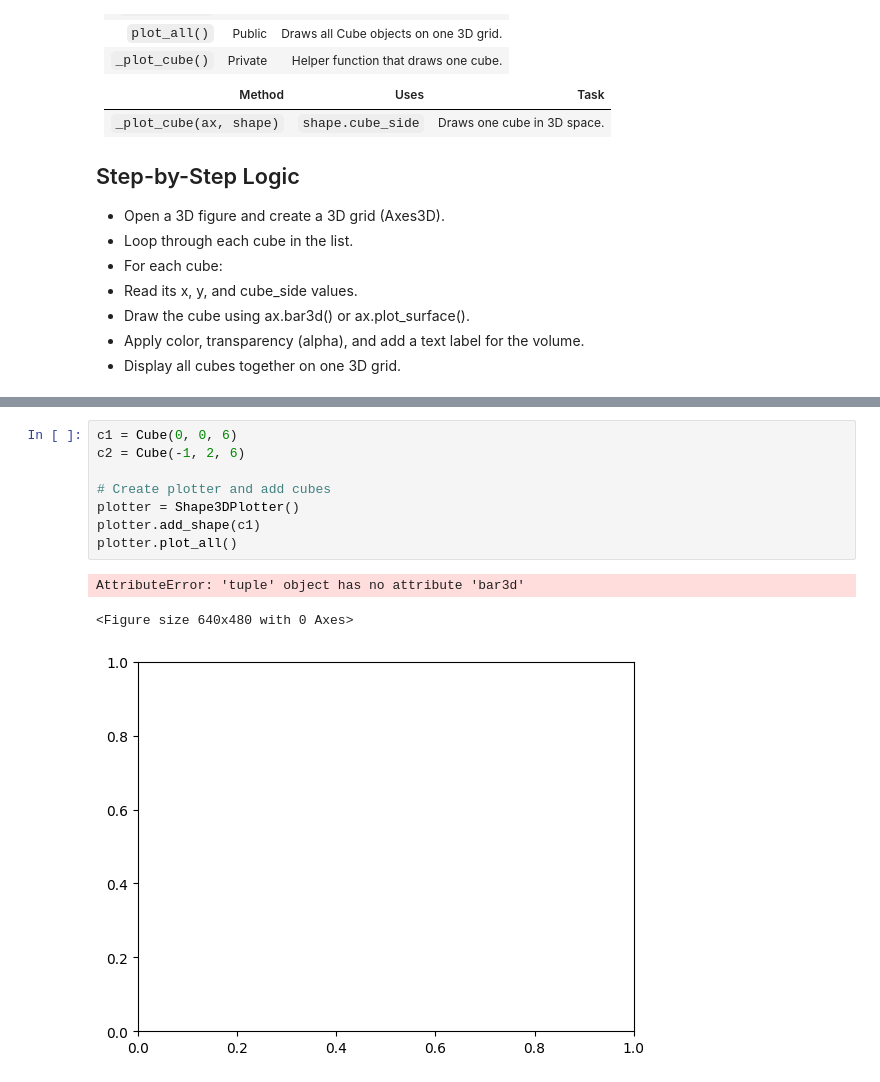
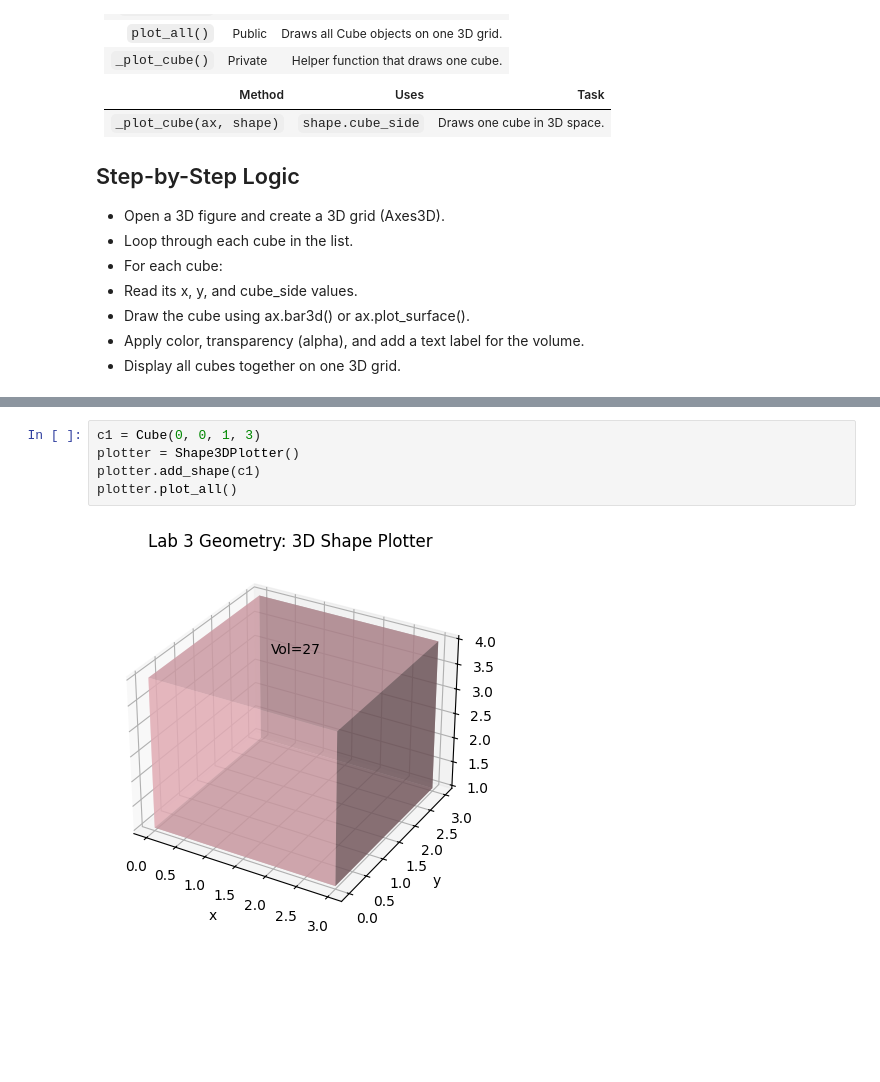
Before and after one commit to Akina-Aoki/aira_franco_lab2, a Jupyter notebook: plotter_task2.ipynb, the cells around one changed output, grey strips where cells are left out. Cells and saved outputs as stored; diff of their text form; blank space fills up the shorter version.

```diff
--- a/plotter_task2.ipynb
+++ b/plotter_task2.ipynb
@@ -131,13 +129,8 @@ class Shape3DPlotter:
         plt.show()
-# %%
-c1 = Cube(0, 0, 6)
-c2 = Cube(-1, 2, 6)
-
-# Create plotter and add cubes
-plotter = Shape3DPlotter()
-plotter.add_shape(c1)
-plotter.plot_all()
-# %% [output]
-AttributeError: 'tuple' object has no attribute 'bar3d'
-<Figure size 640x480 with 0 Axes>
-[figure, removed]
+# %%
+c1 = Cube(0, 0, 1, 3)
+plotter = Shape3DPlotter()
+plotter.add_shape(c1)
+plotter.plot_all()
+# %% [output]
+[figure, added]
```
Also changed, not shown: parts of 2 cells of this notebook, 9 other files.
